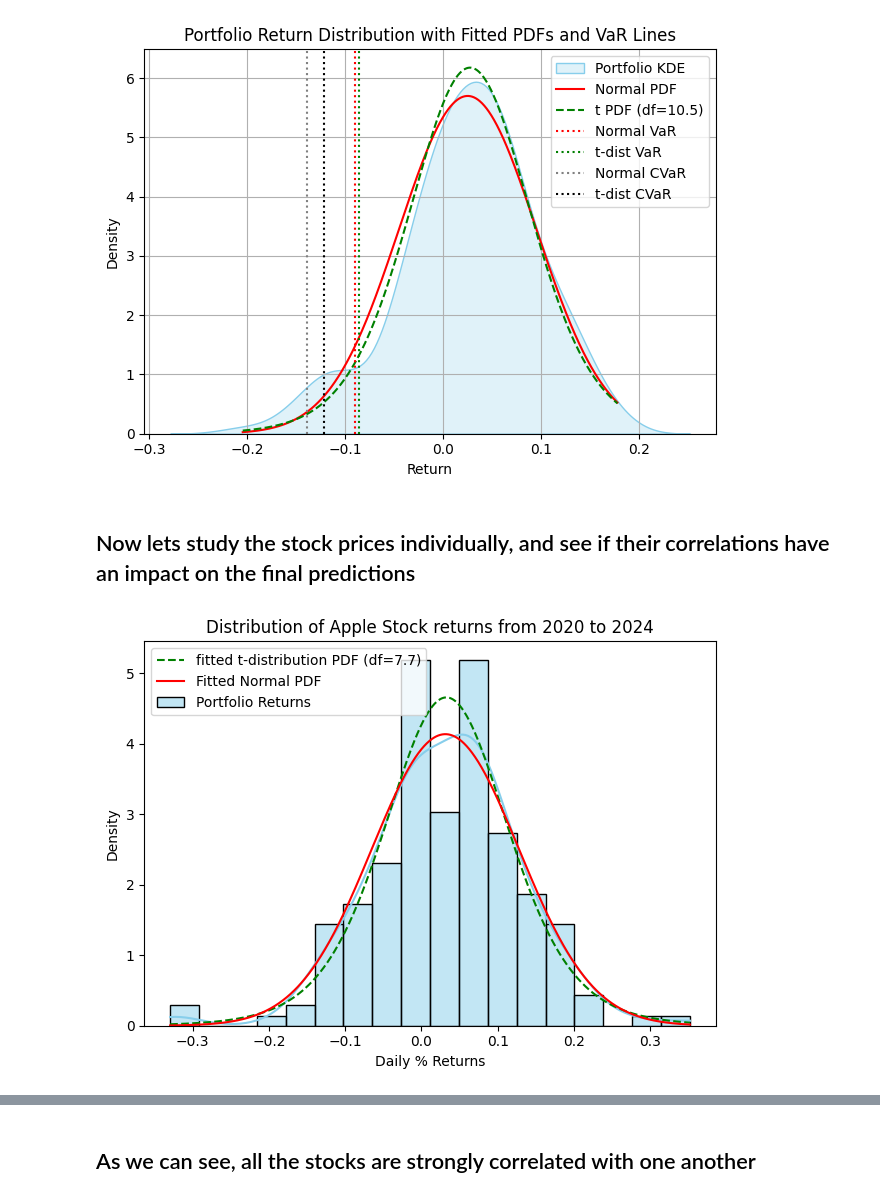
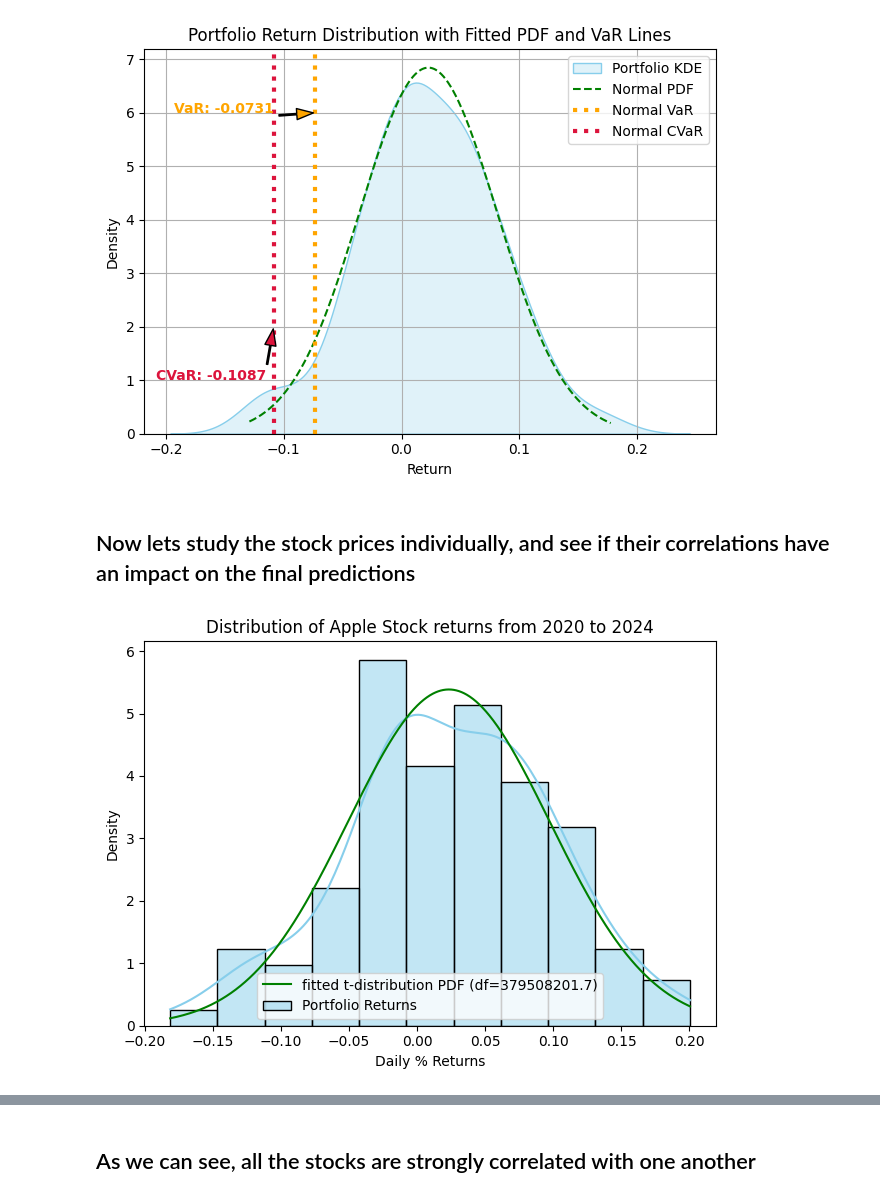
Before and after one commit to manipuppeteer/Finance-Projects, a Jupyter notebook: VaR & CVaR modelling/VaR_monthly.ipynb, the cells around one changed output, grey strips where cells are left out. Saved outputs shown, nothing was run; the diff lists cells and outputs as text; code cells hidden in the pictures.

```diff
--- a/VaR & CVaR modelling/VaR_monthly.ipynb
+++ b/VaR & CVaR modelling/VaR_monthly.ipynb
@@ -16,7 +17,7 @@ import yfinance as yf
 import time
 
 tickers = ['AAPL', 'MSFT', 'GOOG', 'NVDA', 'AMZN']
-start_date = '2000-01-01'
+start_date = '2010-01-01'
 end_date = '2019-12-01'
 
 adj_close_data = {}
@@ -106,0 +92,16 @@ returns.shape
+# %%
+from scipy.stats import t, norm
+# Fit both
+df_t, loc_t, scale_t = t.fit(portfolio_returns)
+loc_n, scale_n = norm.fit(portfolio_returns)
+
+# Compute log-likelihoods
+loglik_t = np.sum(t.logpdf(portfolio_returns, df_t, loc_t, scale_t))
+loglik_n = np.sum(norm.logpdf(portfolio_returns, loc_n, scale_n))
+
+# AIC = 2k - 2logL  (k = number of parameters)
+AIC_t = 2*3 - 2*loglik_t  # t has 3 parameters
+AIC_n = 2*2 - 2*loglik_n  # normal has 2 parameters
+
+print(f"AIC (t): {AIC_t:.2f}")
+print(f"AIC (normal): {AIC_n:.2f}")
@@ -182,23 +197,0 @@ dtype: float64
-# %%
-from scipy.stats import t
-
-# Fit a t-distribution to portfolio returns
-df, loc, scale = t.fit(portfolio_returns)
-
-# Compare fit with KDE and normal
-x = np.linspace(portfolio_returns.min(), portfolio_returns.max(), 1000)
-
-sns.kdeplot(portfolio_returns, fill=True, color='skyblue', label='Historical Portfolio Returns KDE')
-plt.plot(x, norm.pdf(x, loc=mean, scale=std_dev), 'r-', label='Normal PDF')
-plt.plot(x, t.pdf(x, df, loc=loc, scale=scale), 'g--', label=f't-distribution PDF (df={df:.1f})')
-plt.axvline(mc_VaR, color='orange', linestyle=':', label='Monte Carlo VaR')
-plt.axvline(hist_VaR, color='purple', linestyle='--', label='Historical VaR')
-plt.axvline(CVaR, color='grey', linestyle=':', label='CVaR')
-
-plt.title("KDE vs Normal vs t-distribution Fit")
-plt.xlabel("Return")
-plt.ylabel("Density")
-plt.legend()
-plt.grid(True)
-plt.tight_layout()
-plt.show()
@@ -229,16 +199,30 @@ Monte Carlo CVaR (95%): -0.1540
 # Dashboard plot
 x = np.linspace(portfolio_returns.min(), portfolio_returns.max(), 1000)
 sns.kdeplot(portfolio_returns, fill=True, color='skyblue', label='Portfolio KDE')
-plt.plot(x, norm.pdf(x, loc=mean, scale=std_dev), 'r-', label='Normal PDF')
-plt.plot(x, t.pdf(x, df, loc=loc, scale=scale), 'g--', label=f't PDF (df={df:.1f})')
+plt.plot(x, norm.pdf(x, loc=mean, scale=std_dev), 'g--', label='Normal PDF')
 
 # VaR lines
-plt.axvline(param_VaR, color='red', linestyle=':', label='Normal VaR')
-plt.axvline(param_VaR_mvn, color='green', linestyle=':', label='t-dist VaR')
-plt.axvline(CVaR,color='grey', linestyle=':', label = 'Normal CVaR')
-plt.axvline(t_CVaR,color='black', linestyle=':', label = 't-dist CVaR')
-
-plt.title('Portfolio Return Distribution with Fitted PDFs and VaR Lines')
+plt.axvline(param_VaR, color='orange', linestyle=':', linewidth = 3, label='Normal VaR')
+plt.axvline(CVaR,color='crimson', linestyle=':', linewidth = 3, label = 'Normal CVaR')
+plt.annotate(
+    f'VaR: {param_VaR:.4f}',
+    xy=(param_VaR, 6),
+    xytext=(param_VaR-0.12, 6),
+    arrowprops=dict(facecolor='orange', shrink=0.05, width=1, headwidth=8),
+    color='orange',
+    fontsize=10,
+    fontweight='bold'
+)
+plt.annotate(
+    f'CVaR: {CVaR:.4f}',
+    xy=(CVaR, 2),
+    xytext=(CVaR-0.1, 1),
+    arrowprops=dict(facecolor='crimson', shrink=0.05, width=1, headwidth=8),
+    color='crimson',
+    fontsize=10,
+    fontweight='bold'
+)
+plt.title('Portfolio Return Distribution with Fitted PDF and VaR Lines')
 plt.xlabel('Return')
 plt.ylabel('Density')
 plt.legend()
@@ -246,21 +230,21 @@ plt.grid(True)
 plt.tight_layout()
 plt.show()
 # %% [output]
-[figure, old version]
+[figure, new version]
 # %% [markdown]
 ## Now lets study the stock prices individually, and see if their correlations have an impact on the final predictions
 # %%
 df,loc,scale = t.fit(returns['AAPL'])
 fitted_norm=norm.fit(returns['AAPL'])
 x= np.linspace(returns['AAPL'].min(), returns['AAPL'].max(), 1000)
 sns.histplot(returns['AAPL'], kde=True, stat='density', color='skyblue', label='Portfolio Returns')
-plt.plot(x, t.pdf(x, df, loc=loc, scale=scale), 'g--', label=f'fitted t-distribution PDF (df={df:.1f})')
-plt.plot(x, norm.pdf(x, loc=fitted_norm[0], scale=fitted_norm[1]), 'r-', label='Fitted Normal PDF')
+plt.plot(x, t.pdf(x, df, loc=loc, scale=scale), 'g-', label=f'fitted t-distribution PDF (df={df:.1f})')
+#plt.plot(x, norm.pdf(x, loc=fitted_norm[0], scale=fitted_norm[1]), 'r-', label='Fitted Normal PDF')
 plt.legend()
 plt.title('Distribution of Apple Stock returns from 2020 to 2024')
 plt.xlabel('Daily % Returns')
 plt.ylabel('Density')
 plt.tight_layout()
 plt.show()
 # %% [output]
-[figure, old version]
+[figure, new version]
```
Also changed, not shown: parts of 34 cells of this notebook, 1 other file.
